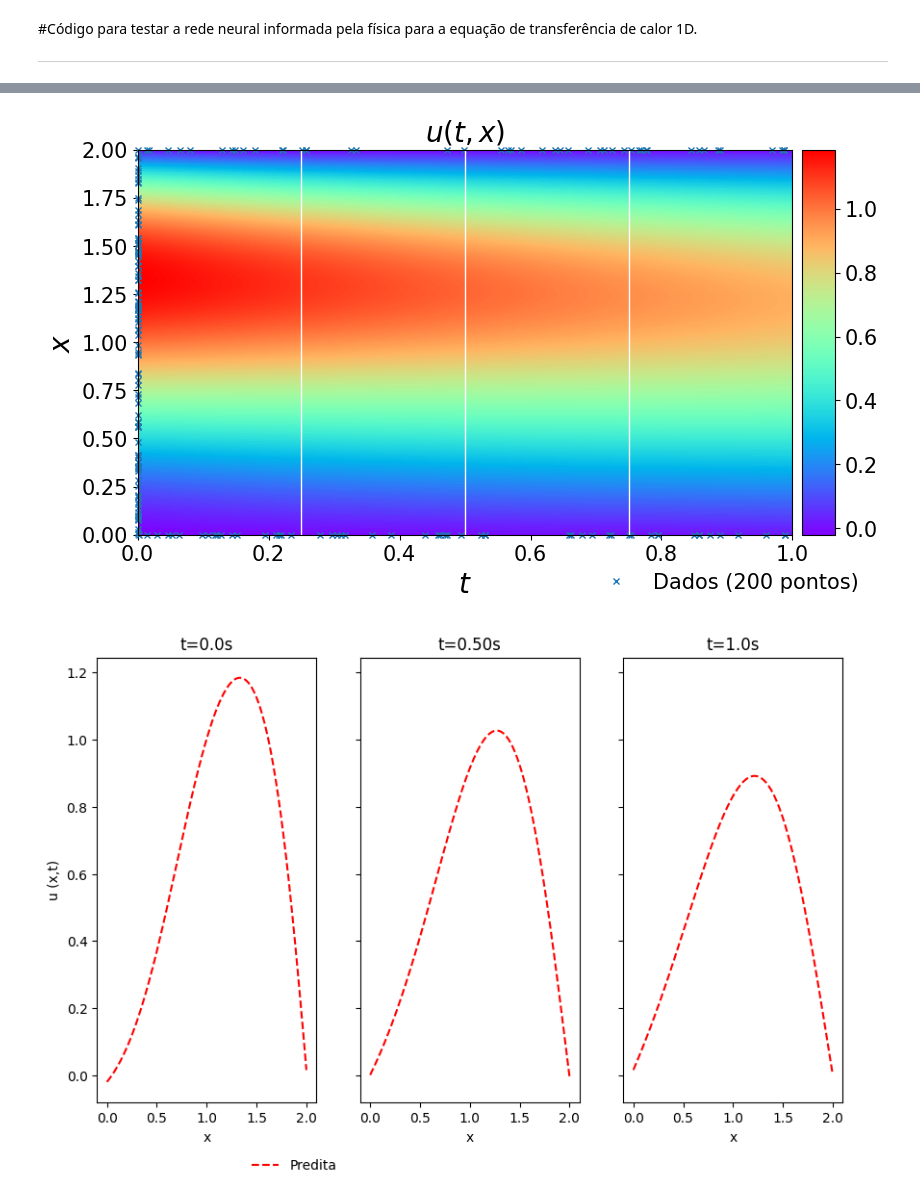
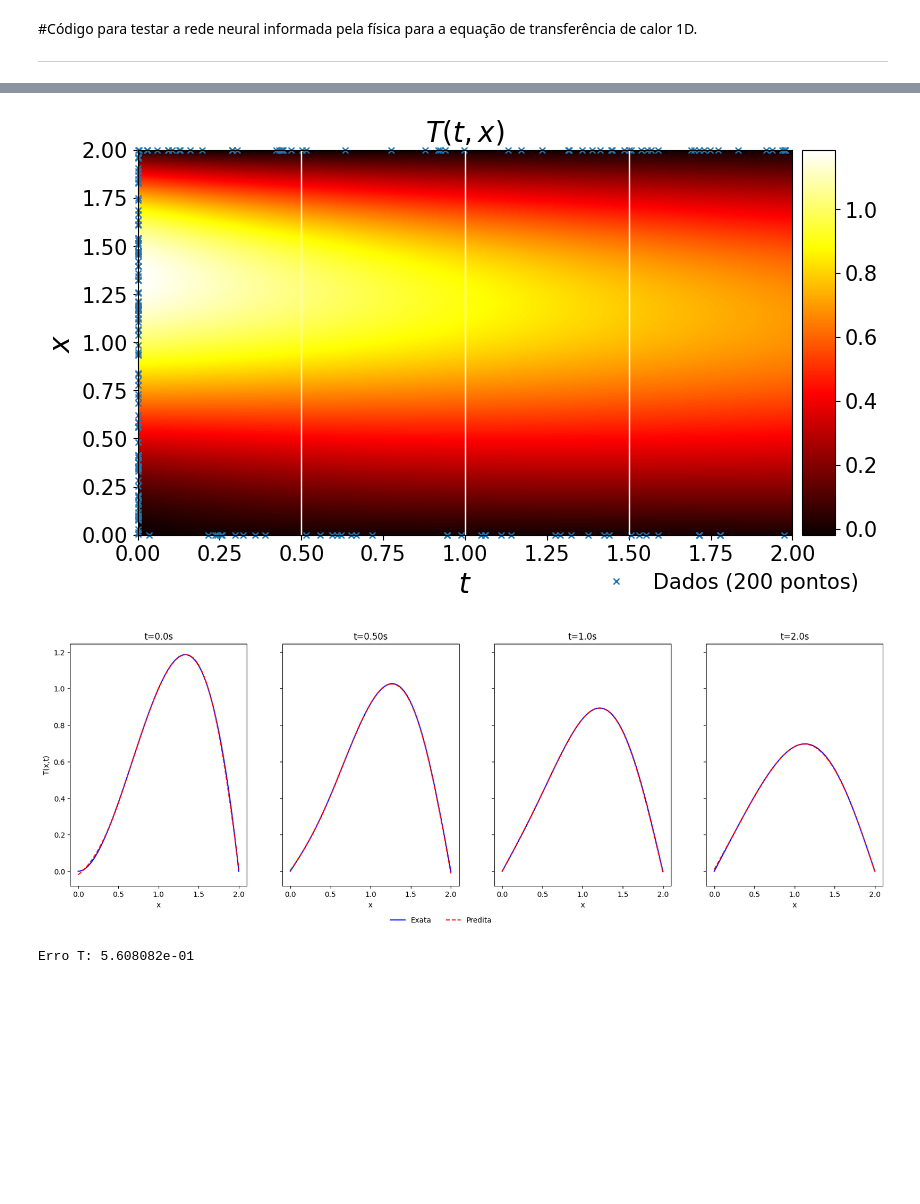
Before and after one commit to JoaoAlexandreFerreira/RNA, a Jupyter notebook: PINN_para_equação_do_calor_1D.ipynb, the cells around one changed output, grey strips where cells are left out. Saved outputs shown, nothing was run; the diff lists cells and outputs as text; code cells hidden in the pictures; blank space fills up the shorter version.

```diff
--- a/PINN_para_equação_do_calor_1D.ipynb
+++ b/PINN_para_equação_do_calor_1D.ipynb
@@ -61,10 +121,6 @@ def modelopinn(nos, camadas_ocultas):
 # %%
 keras.backend.set_floatx('float32')
 tf.random.set_seed(0)
-rho = 2699 #Massa específica
-k = 226 #Coeficiente de condutividade térmica
-cp = 1 #Calor especifico
-difus = k/(rho*cp)
 
 #Definindo as condições de contorno e inicial
 def inicial(x):
@@ -80,7 +136,7 @@ N_b = 100 #100 pontos para condição de contorno
 N_r = 10000 #Pontos para a edp
 
 #Pontos do domínio, dado pelo Maziar
-tmin = 0. ; tmax = 1.
+tmin = 0. ; tmax = 2.
 xmin = 0.; xmax = 2.
 
 #Ponto inferior e superior, respectivamente
@@ -271,7 +328,7 @@ u_aux = np.vstack([u_ini,u_cont])
 fig = plt.figure(figsize=(9, 5))
 ax = fig.add_subplot(111)
 
-h = ax.imshow(U, interpolation='nearest', cmap='rainbow',
+h = ax.imshow(U, interpolation='nearest', cmap='hot',
               extent=[tmin, tmax, xmin, xmax],
               origin='lower', aspect='auto')
 divider = make_axes_locatable(ax)
@@ -302,12 +359,12 @@ ax.legend(
     frameon=False,
     prop={'size': 15}
 )
-ax.set_title('$u(t,x)$', fontsize = 20)
+ax.set_title('$T(t,x)$', fontsize = 20)
 ax.tick_params(labelsize=15)
 
 plt.show()
 # %% [output]
-[figure, old version]
+[figure, new version]
 # %%
 N = 600
 xspace = np.linspace(lb[1], ub[1], N + 1)
@@ -327,35 +384,52 @@ X1 = np.vstack([T.flatten(),X.flatten()]).T
 t_15 = np.ones((N+1))*1.5
 T, X = np.meshgrid(t_15, xspace)
 X15 = np.vstack([T.flatten(),X.flatten()]).T
 
-t_2 = np.ones((N+1))*1.5
+t_2 = np.ones((N+1))*2
 T, X = np.meshgrid(t_2, xspace)
 X2 = np.vstack([T.flatten(),X.flatten()]).T
 
-fig, axs = plt.subplots(1, 3, figsize=(10,6) ,sharey=True)
 
+fig, axs = plt.subplots(1, 4, figsize=(20,6) ,sharey=True)
 
+axs[0].plot(xspaceana, Temp[int(t_ini[0]*passos/tmax)], c='b', label = 'Exata')
 axs[0].plot(X0[:,1], modelo(X0).numpy(), linestyle ='dashed', color='r', label = 'Predita')
 axs[0].set_title('t=0.0s')
 axs[0].set_xlabel('x')
-axs[0].set_ylabel('u (x,t)')
+axs[0].set_ylabel('T(x,t)')
 
+axs[1].plot(xspaceana, Temp[int(t_050[0]*passos/tmax)], c='b', label = 'Exata')
 axs[1].plot(X050[:,1], modelo(X050).numpy(),linestyle='dashed', color='r', label = 'Predita')
 axs[1].set_title('t=0.50s')
 axs[1].set_xlabel('x')
 
-
+axs[2].plot(xspaceana, Temp[int(t_1[0]*passos/tmax)], c='b', label = 'Exata')
 axs[2].plot(X1[:,1], modelo(X1).numpy(), linestyle='dashed',color='r', label = 'Predita')
 axs[2].set_title('t=1.0s')
 axs[2].set_xlabel('x')
+
+axs[3].plot(xspaceana, Temp[int(t_2[0]*passos/tmax)-1], c='b', label = 'Exata')
+axs[3].plot(X2[:,1], modelo(X2).numpy(), linestyle='dashed',color='r', label = 'Predita')
+axs[3].set_title('t=2.0s')
+axs[3].set_xlabel('x')
 
 
 plt.legend(
     loc='upper center',
     bbox_to_anchor=(-1.5, -0.10),
     ncol=5,
     frameon=False
 )
 plt.show()
 # %% [output]
-[figure, old version]
+[figure, new version]
+# %%
+T, X = np.meshgrid(tspaceana, xspaceana)
+Xgrid = np.vstack([T.flatten(),X.flatten()]).T
+
+#Realizando predição
+upred = modelo(Xgrid)
+erro_u = np.linalg.norm(Temp-upred,2)/np.linalg.norm(Temp,2)
+print('Erro T: %e' % (erro_u))
+# %% [output]
+Erro T: 5.608082e-01
```
Also changed, not shown: parts of 14 cells of this notebook.
